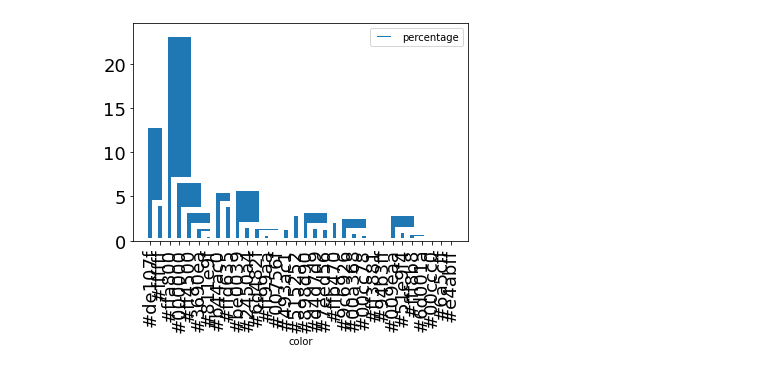
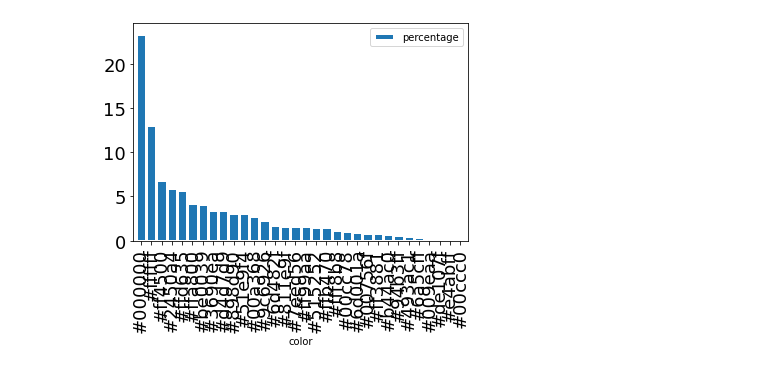
Before and after one commit to realhardik18/R-place-pixel-analysis, a Jupyter notebook: bar plotter/bar.ipynb, the cells around one changed output. Drawn from its saved outputs; the diff is of its cells as text; code cells hidden in the pictures.

```diff
--- a/bar plotter/bar.ipynb
+++ b/bar plotter/bar.ipynb
@@ -16,4 +27,4 @@ sorted_df.head()
 # %%
-bargraph = df.plot.bar(x='color', y='percentage', fontsize='18',width=1, edgecolor='white', linewidth=3)
+bargraph = sorted_df.plot.bar(x='color', y='percentage', fontsize='9',width=1, edgecolor='white', linewidth=3)
 # %% [output]
-[figure, old version]
+[figure, new version]
```
Also changed, not shown: parts of 1 cell of this notebook.
